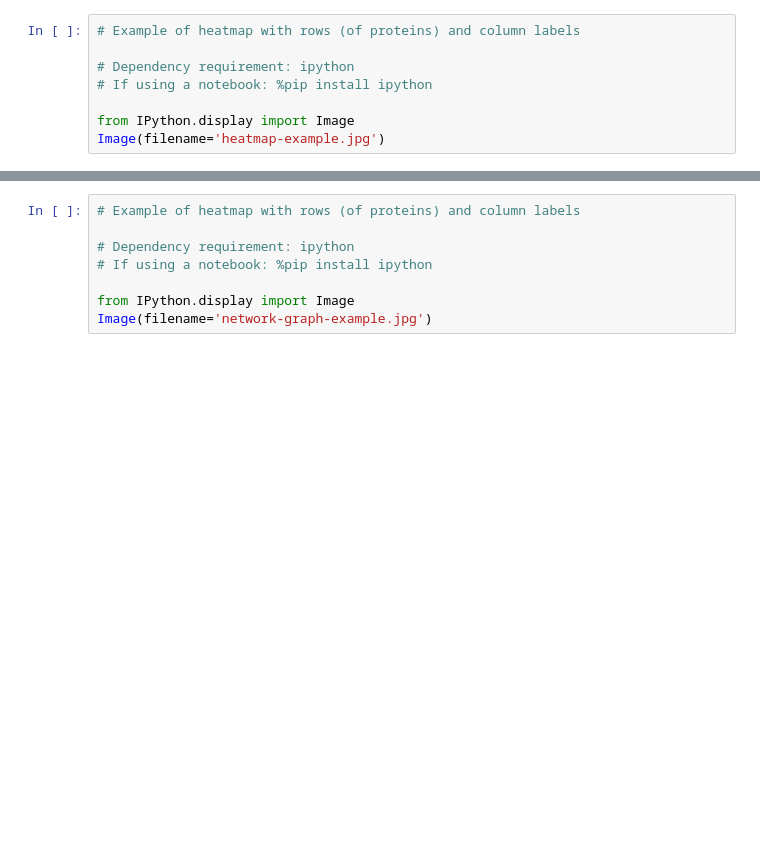
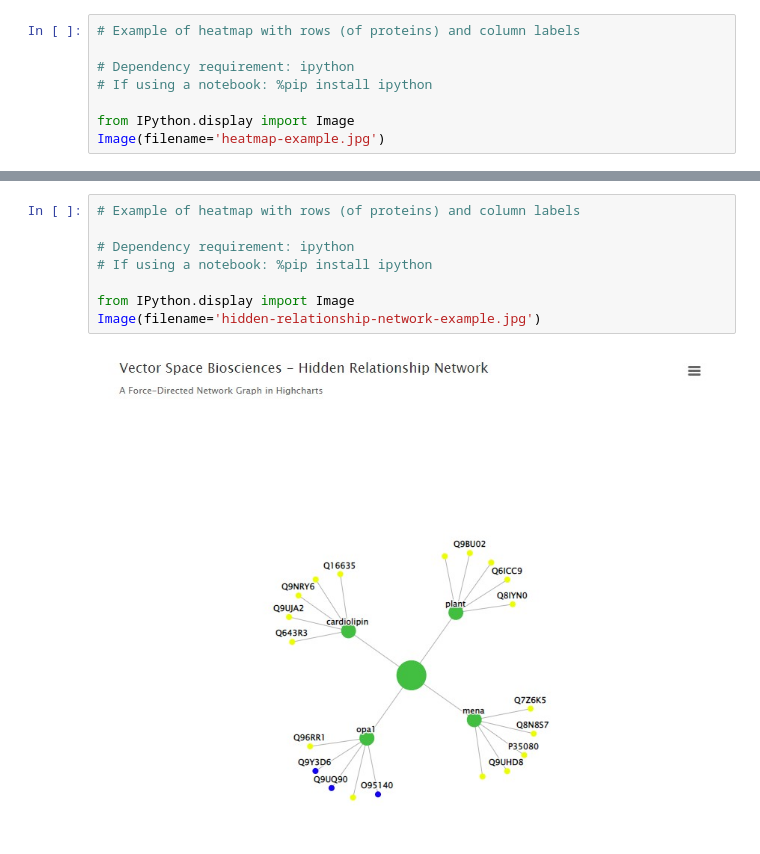
Before and after one commit to vectorspace-ai/cmdb_ppin_demo, a Jupyter notebook: cmdb-ppin-demo.ipynb, the cells around one changed output, grey strips where cells are left out. Saved outputs shown, nothing was run; the diff lists cells and outputs as text; blank space fills up the shorter version.

```diff
--- a/cmdb-ppin-demo.ipynb
+++ b/cmdb-ppin-demo.ipynb
@@ -158,8 +174,10 @@ with open("NetworkGraph/output.json", "w") as file_out:
 # %%
 # Example of heatmap with rows (of proteins) and column labels
 
 # Dependency requirement: ipython
 # If using a notebook: %pip install ipython
 
 from IPython.display import Image
-Image(filename='network-graph-example.jpg')
+Image(filename='hidden-relationship-network-example.jpg')
+# %% [output]
+[figure, added]
```
Also changed, not shown: parts of 4 cells of this notebook.
